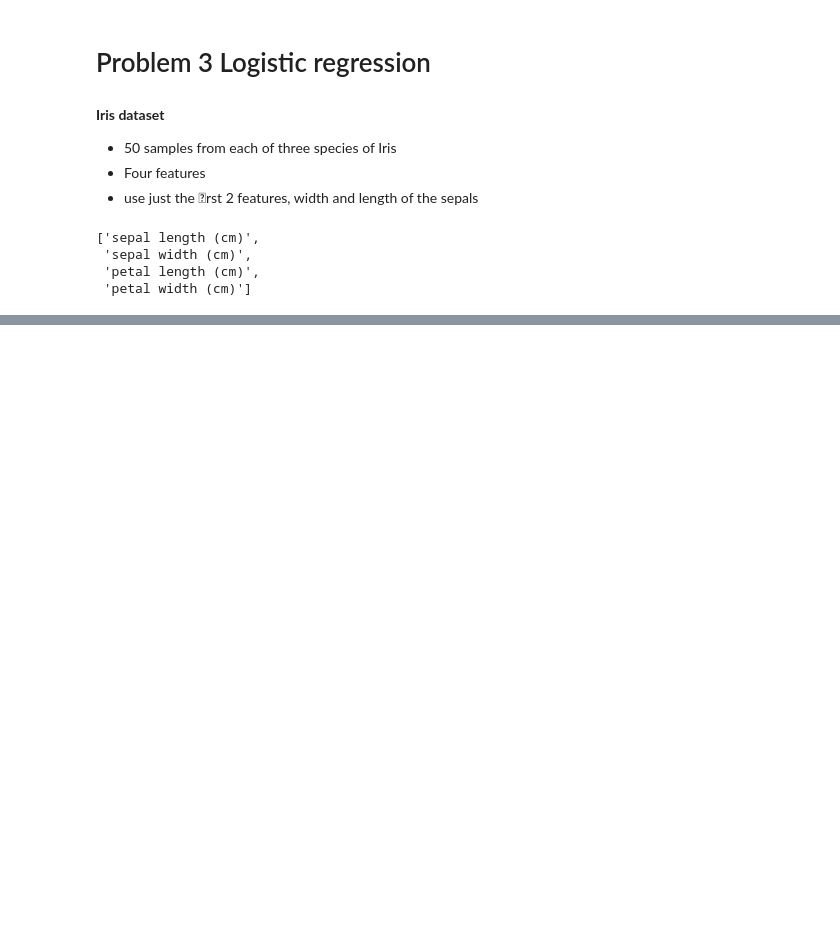
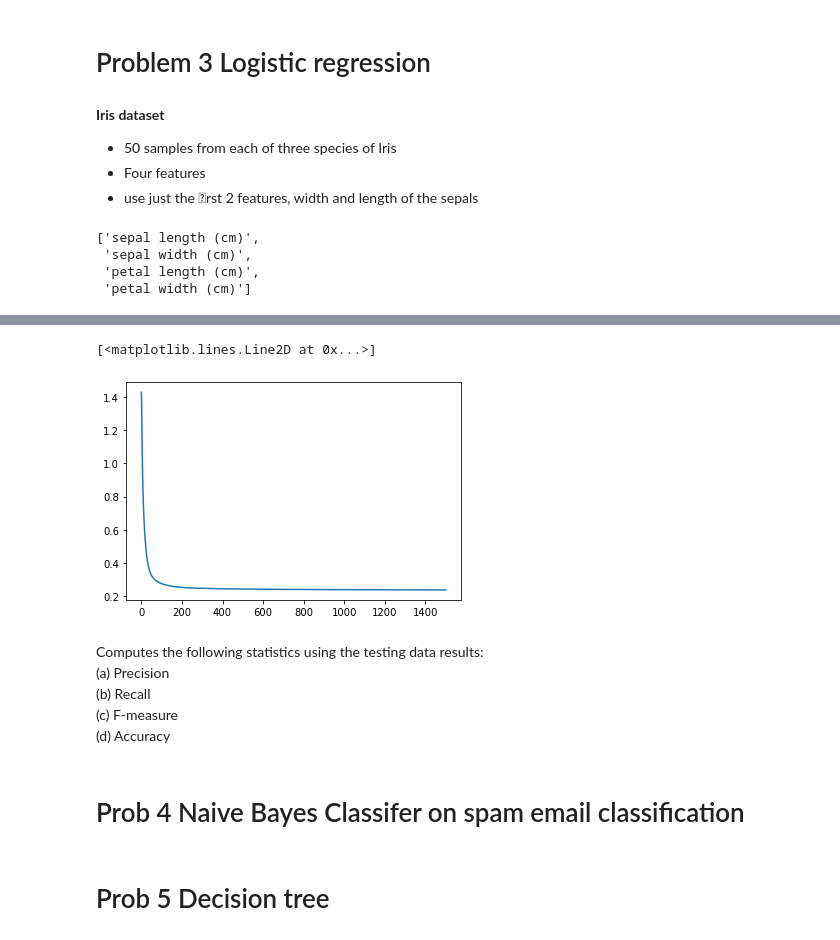
Before and after one commit to yz599/2020_2, a Jupyter notebook: 2020/Notes_projects/cs613/CS613_hw2.ipynb, the cells around one changed output, grey strips where cells are left out. Saved outputs shown, nothing was run; the diff lists cells and outputs as text; code cells hidden in the pictures; blank space fills up the shorter version.

```diff
--- a/2020/Notes_projects/cs613/CS613_hw2.ipynb
+++ b/2020/Notes_projects/cs613/CS613_hw2.ipynb
@@ -241,0 +270,26 @@ cost
+# %%
+email=email.values
+# %%
+X=email[:,:-1]
+y=email[:,-1]
+# %%
+X_train,X_test,y_train,y_test=train_test_split(X,y,test_size=1/3,random_state=42)
+mean=X_train.mean(axis=0)
+std=X_train.std(axis=0)
+X_train=(X_train-mean)/std
+X_test=(X_test-mean)/std
+# %%
+ethta,cost=batch_GD(X_train,y_train,iters=1500,res=2e-23,batch_size=100,lr=0.01)
+# %%
+plt.plot(cost)
+# %% [output]
+[<matplotlib.lines.Line2D at 0x...>]
+[figure, added]
+# %% [markdown]
+Computes the following statistics using the testing data results:
+(a) Precision
+(b) Recall
+(c) F-measure
+(d) Accuracy
+# %% [markdown]
+# Prob 4 Naive Bayes Classifer on spam email classification
@@ -241,0 +303,2 @@ cost
+# %% [markdown]
+# Prob 5 Decision tree
```
Also changed, not shown: parts of 22 cells of this notebook, 59 other files.
